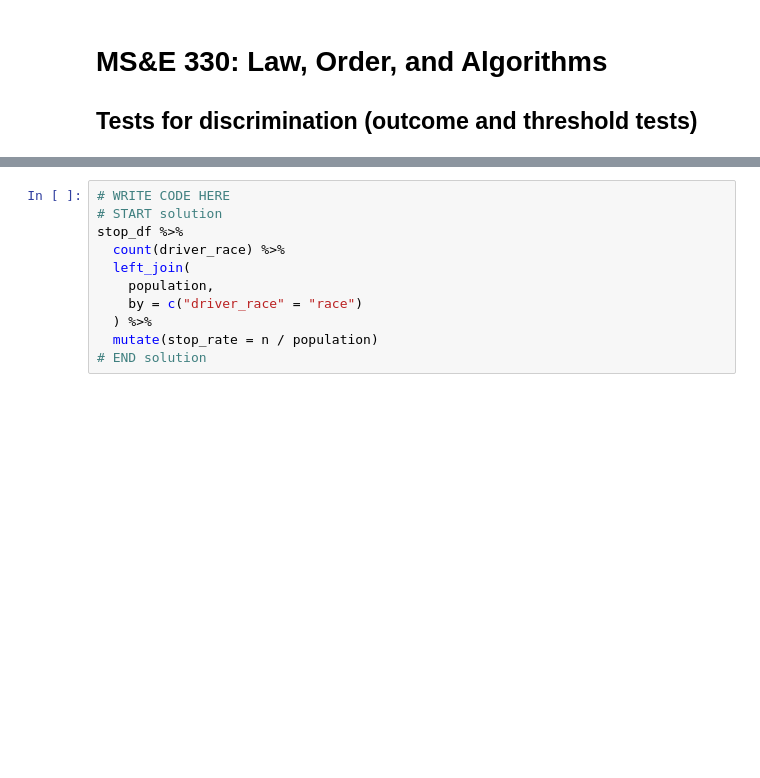
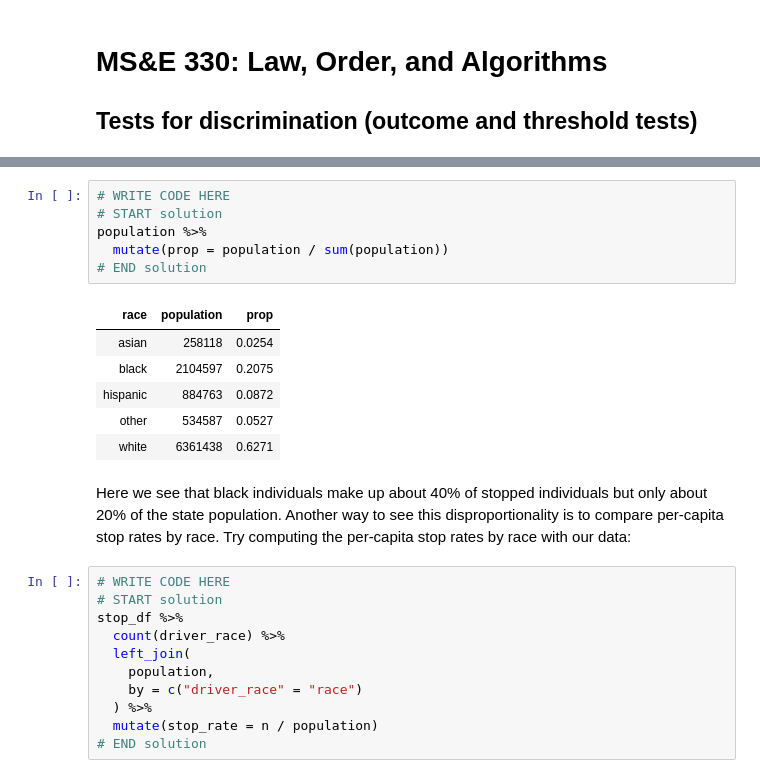
Before and after one commit to stanford-policylab/law-order-algo, a Jupyter notebook: notebooks/discrimination_tests-answers.ipynb, the cells around one changed output, grey strips where cells are left out. Drawn from its saved outputs; the diff is of its cells as text; blank space fills up the shorter version.

```diff
--- a/notebooks/discrimination_tests-answers.ipynb
+++ b/notebooks/discrimination_tests-answers.ipynb
@@ -61,3 +73,18 @@ the base population. Try computing the per-capita stop rates by race:
+# %%
+# WRITE CODE HERE
+# START solution
+population %>%
+  mutate(prop = population / sum(population))
+# END solution
+# %% [output]
+| race | population | prop |
+| asian | 258118 | 0.0254 |
+| black | 2104597 | 0.2075 |
+| hispanic | 884763 | 0.0872 |
+| other | 534587 | 0.0527 |
+| white | 6361438 | 0.6271 |
+# %% [markdown]
+Here we see that black individuals make up about 40% of stopped individuals but only about 20% of the state population. Another way to see this disproportionality is to compare per-capita stop rates by race. Try computing the per-capita stop rates by race with our data:
 # %%
 # WRITE CODE HERE
 # START solution
```
Also changed, not shown: parts of 11 cells of this notebook.
